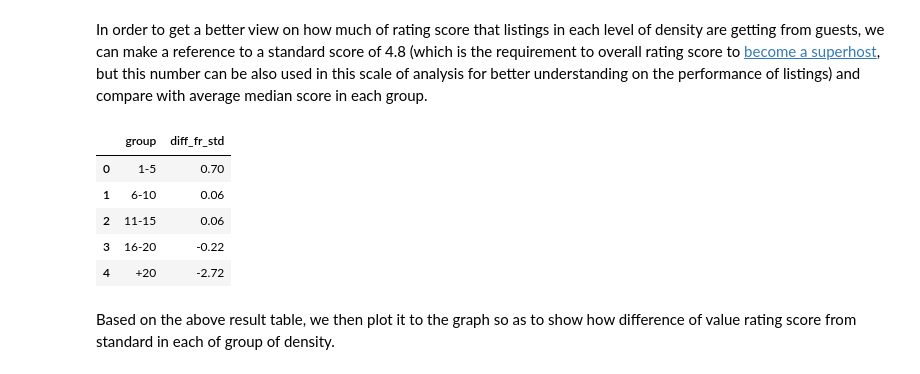
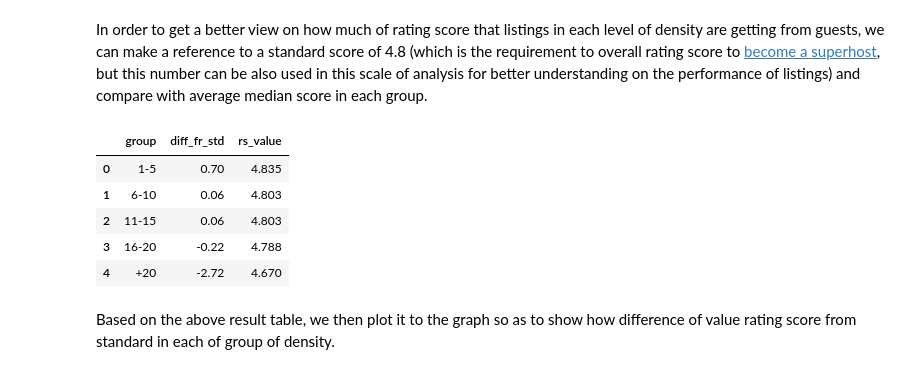
Before and after one commit to danieldang1806/pydataset, a Jupyter notebook: Airbnb_Value_Analysis.ipynb, the cells around one changed output. Cells and saved outputs as stored; diff of their text form; code cells hidden in the pictures.

```diff
--- a/Airbnb_Value_Analysis.ipynb
+++ b/Airbnb_Value_Analysis.ipynb
@@ -443,4 +442,4 @@ place_data
 # %% [markdown]
 In order to plot the data on graph easily, we will group data into each density number (already rounded) and do aggregation on rating score.
 # %%
-rounded_density = place_data[place_data['rounded']>0].groupby('rounded').agg({'rs_value':'median'}).reset_index()
+rounded_density = place_data[place_data['rounded']>0].groupby('rounded').agg({'rs_value':'median', 'neighbourhood_city':'count'}).reset_index()
@@ -466,15 +485,15 @@ rounded_density['group'] = pd.cut(rounded_density['rounded'],
                                   bins=[0.0,5,10,15,20,rounded_density['rounded'].max()],
                                   labels=['1-5', '6-10', '11-15', '16-20', '+20'])
 # %%
-grouped_density = rounded_density.groupby('group')['diff_fr_std'].mean().reset_index()
+grouped_density = rounded_density.groupby('group')['diff_fr_std', 'rs_value'].mean().reset_index()
 grouped_density
 # %% [output]
-|  | group | diff_fr_std |
-| 0 | 1-5 | 0.70 |
-| 1 | 6-10 | 0.06 |
-| 2 | 11-15 | 0.06 |
-| 3 | 16-20 | -0.22 |
-| 4 | +20 | -2.72 |
+|  | group | diff_fr_std | rs_value |
+| 0 | 1-5 | 0.70 | 4.835 |
+| 1 | 6-10 | 0.06 | 4.803 |
+| 2 | 11-15 | 0.06 | 4.803 |
+| 3 | 16-20 | -0.22 | 4.788 |
+| 4 | +20 | -2.72 | 4.670 |
 # %% [markdown]
 Based on the above result table, we then plot it to the graph so as to show how difference of value rating score from standard in each of group of density.
 # %%
```
Also changed, not shown: parts of 32 cells of this notebook.
